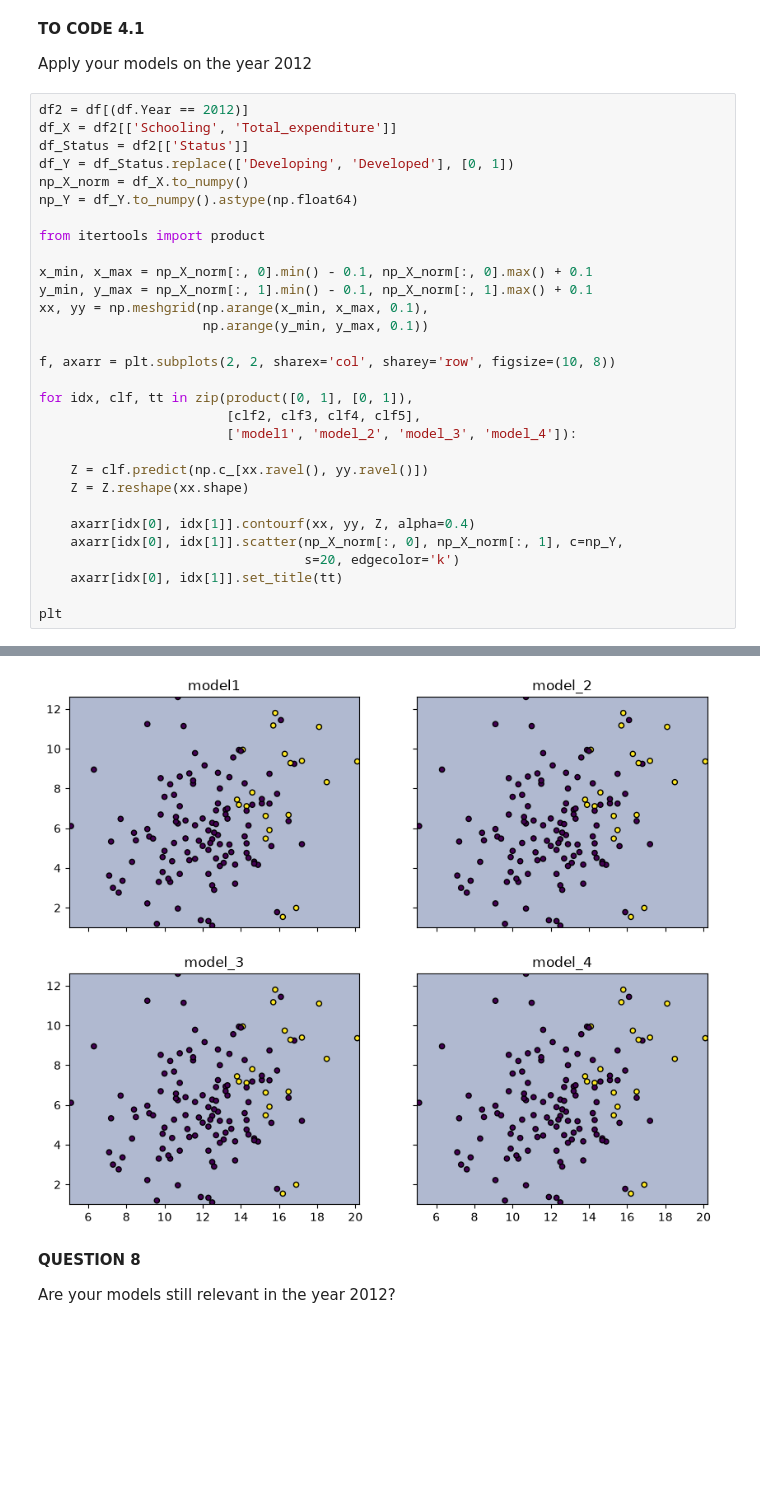
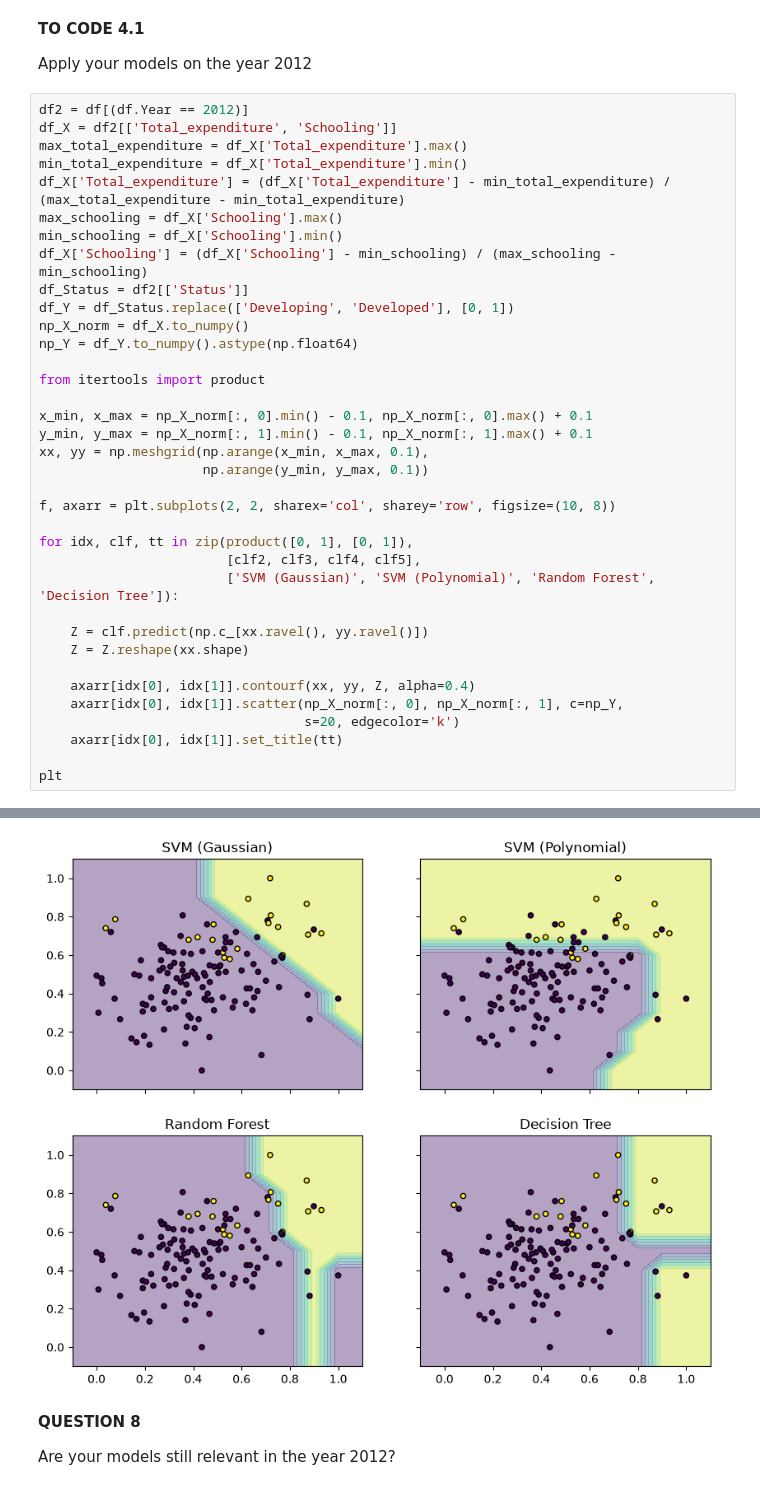
Before and after one commit to MohamedReda2003/Machine-Learning, a Jupyter notebook: TP/TP2.ipynb, the cells around one changed output, grey strips where cells are left out. Saved outputs shown, nothing was run; the diff lists cells and outputs as text; blank space fills up the shorter version.

```diff
--- a/TP/TP2.ipynb
+++ b/TP/TP2.ipynb
@@ -525,37 +525,43 @@ You trained several classifiers on two features extracted from the year 2000.
 Apply your models on the year 2012
 # %%
 df2 = df[(df.Year == 2012)]
-df_X = df2[['Schooling', 'Total_expenditure']]
+df_X = df2[['Total_expenditure', 'Schooling']]
+max_total_expenditure = df_X['Total_expenditure'].max()
+min_total_expenditure = df_X['Total_expenditure'].min()
+df_X['Total_expenditure'] = (df_X['Total_expenditure'] - min_total_expenditure) / (max_total_expenditure - min_total_expenditure)
+max_schooling = df_X['Schooling'].max()
+min_schooling = df_X['Schooling'].min()
+df_X['Schooling'] = (df_X['Schooling'] - min_schooling) / (max_schooling - min_schooling)
 df_Status = df2[['Status']]
 df_Y = df_Status.replace(['Developing', 'Developed'], [0, 1])
 np_X_norm = df_X.to_numpy()
 np_Y = df_Y.to_numpy().astype(np.float64)
 
 from itertools import product
 
 x_min, x_max = np_X_norm[:, 0].min() - 0.1, np_X_norm[:, 0].max() + 0.1
 y_min, y_max = np_X_norm[:, 1].min() - 0.1, np_X_norm[:, 1].max() + 0.1
 xx, yy = np.meshgrid(np.arange(x_min, x_max, 0.1),
                      np.arange(y_min, y_max, 0.1))
 
 f, axarr = plt.subplots(2, 2, sharex='col', sharey='row', figsize=(10, 8))
 
 for idx, clf, tt in zip(product([0, 1], [0, 1]),
                         [clf2, clf3, clf4, clf5],
-                        ['model1', 'model_2', 'model_3', 'model_4']):
+                        ['SVM (Gaussian)', 'SVM (Polynomial)', 'Random Forest', 'Decision Tree']):
 
     Z = clf.predict(np.c_[xx.ravel(), yy.ravel()])
     Z = Z.reshape(xx.shape)
 
     axarr[idx[0], idx[1]].contourf(xx, yy, Z, alpha=0.4)
     axarr[idx[0], idx[1]].scatter(np_X_norm[:, 0], np_X_norm[:, 1], c=np_Y,
                                   s=20, edgecolor='k')
     axarr[idx[0], idx[1]].set_title(tt)
 
 plt
 # %% [output]
 <module 'matplotlib.pyplot' from 'c:\\Users\\moham\\AppData\\Local\\Python\\pythoncore-3.14-64\\Lib\\site-packages\\matplotlib\\pyplot.py'>
-[figure, old version]
+[figure, new version]
 # %% [markdown]
 **QUESTION 8**
 
```
Also changed, not shown: parts of 3 cells of this notebook.
